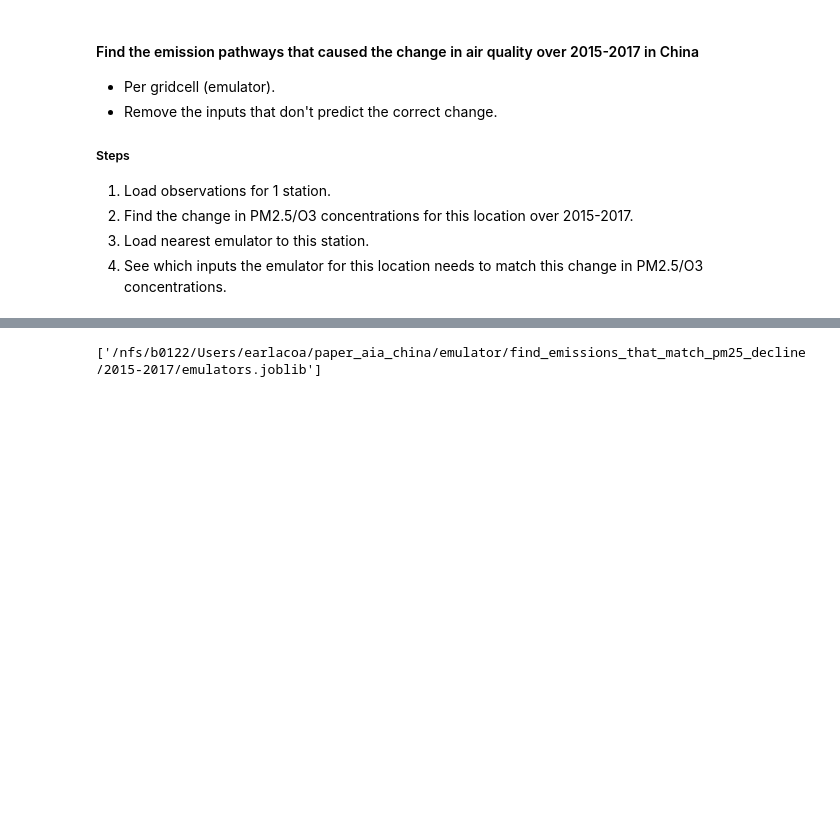
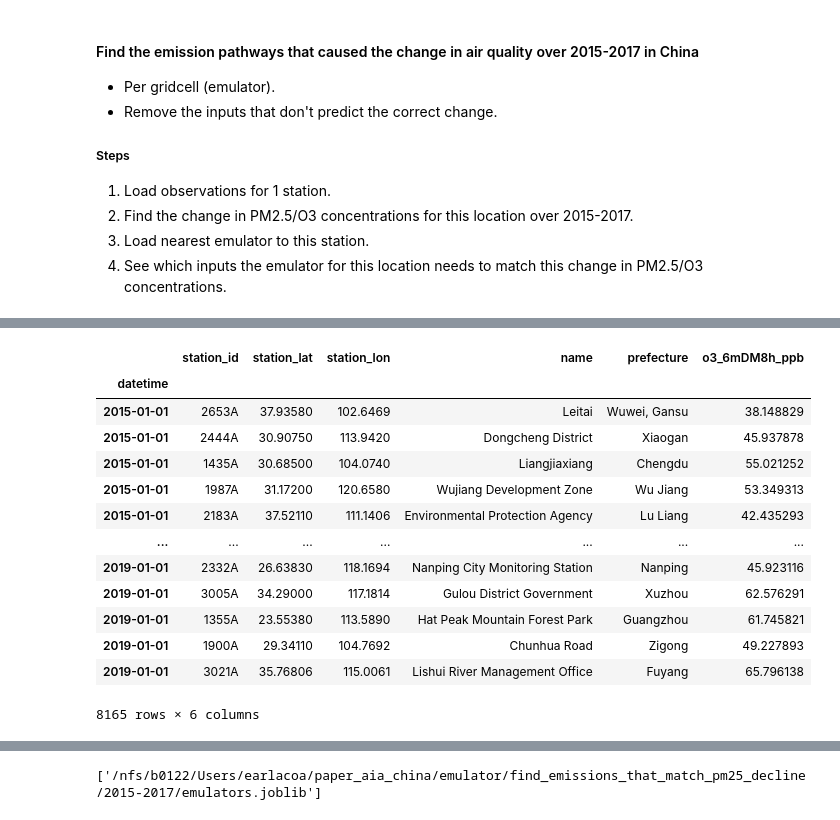
Before and after one commit to lukeconibear/emulator_annual, a Jupyter notebook: find_emissions_that_caused_air_quality_change.ipynb, the cells around one changed output, grey strips where cells are left out. Cells and saved outputs as stored; diff of their text form; code cells hidden in the pictures; blank space fills up the shorter version.

Commit message:
adding measurements metric scripts

```diff
--- a/find_emissions_that_caused_air_quality_change.ipynb
+++ b/find_emissions_that_caused_air_quality_change.ipynb
@@ -64,5 +64,24 @@ df_diff
 | Transportation | 0.000000 | -3.750000 | -11.111107 | NaN | -12.802765 | 20.000008 | 20.000008 | 0.000000 | 0.000000 | 0.0 | 5.469841 |
 # %%
 # change the below as now using the o3_6mDM8h per measurement stations
-df_obs = pd.read_csv('/nfs/a68/earlacoa/china_measurements_corrected/df_obs_o3_6mDM8h_ppb.csv')
+df_obs = pd.read_csv(
+    '/nfs/a68/earlacoa/china_measurements_corrected/df_obs_o3_6mDM8h_ppb_PM2_5_DRY.csv',
+    index_col='datetime',
+    parse_dates=True
+)
 df_obs
+# %% [output]
+|  | station_id | station_lat | station_lon | name | prefecture | o3_6mDM8h_ppb |
+| datetime |  |  |  |  |  |  |
+| 2015-01-01 | 2653A | 37.93580 | 102.6469 | Leitai | Wuwei, Gansu | 38.148829 |
+| 2015-01-01 | 2444A | 30.90750 | 113.9420 | Dongcheng District | Xiaogan | 45.937878 |
+| 2015-01-01 | 1435A | 30.68500 | 104.0740 | Liangjiaxiang | Chengdu | 55.021252 |
+| 2015-01-01 | 1987A | 31.17200 | 120.6580 | Wujiang Development Zone | Wu Jiang | 53.349313 |
+| 2015-01-01 | 2183A | 37.52110 | 111.1406 | Environmental Protection Agency | Lu Liang | 42.435293 |
+| ... | ... | ... | ... | ... | ... | ... |
+| 2019-01-01 | 2332A | 26.63830 | 118.1694 | Nanping City Monitoring Station | Nanping | 45.923116 |
+| 2019-01-01 | 3005A | 34.29000 | 117.1814 | Gulou District Government | Xuzhou | 62.576291 |
+| 2019-01-01 | 1355A | 23.55380 | 113.5890 | Hat Peak Mountain Forest Park | Guangzhou | 61.745821 |
+| 2019-01-01 | 1900A | 29.34110 | 104.7692 | Chunhua Road | Zigong | 49.227893 |
+| 2019-01-01 | 3021A | 35.76806 | 115.0061 | Lishui River Management Office | Fuyang | 65.796138 |
+8165 rows × 6 columns
```
Also changed, not shown: parts of 3 cells of this notebook, 5 other files.
